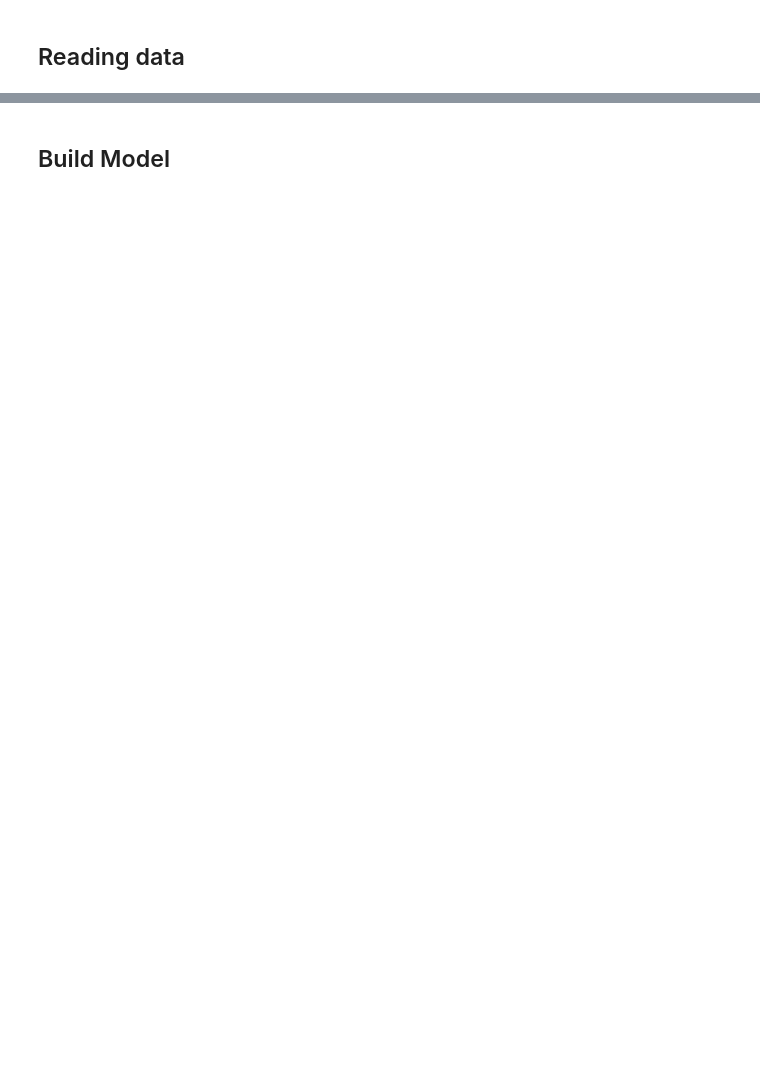
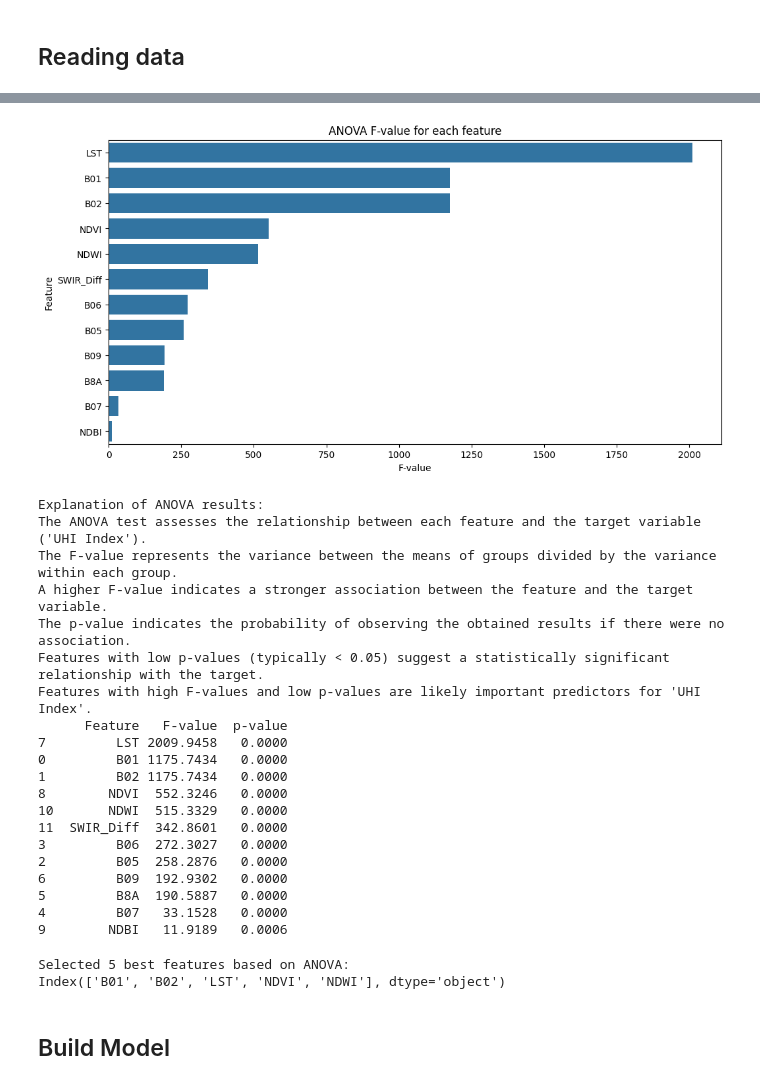
Before and after one commit to maniconaji/EY_SmarCities, a Jupyter notebook: notebooks/modelling.ipynb, the cells around one changed output, grey strips where cells are left out. Drawn from its saved outputs; the diff is of its cells as text; code cells hidden in the pictures; blank space fills up the shorter version.

```diff
--- a/notebooks/modelling.ipynb
+++ b/notebooks/modelling.ipynb
@@ -115 +83,6 @@ Name: count, dtype: int64
+# %%
+related_bands = ["B03", "B04", "B08", "B11", "B12"]
+
+X = training_data.drop(columns=["UHI Index"] + drop_columns + related_bands)
+y = training_data["UHI Index"]
 # %%
@@ -193,2 +120,70 @@ Number of outliers detected: 1123
+# %%
+# Assuming training_data_dropped is already defined from the previous code
+X = X[X_clean.drop(columns = "const").columns]
+
+# Apply StandardScaler
+scaler_X = StandardScaler()
+X_scaled = scaler_X.fit_transform(X)
+X_scaled = pd.DataFrame(X_scaled, columns=X.columns)
+
+# Perform ANOVA F-value test
+f_values, p_values = f_regression(X_scaled, y_clean)
+
+# Create a DataFrame for results
+anova_results = pd.DataFrame({'Feature': X.columns, 'F-value': f_values, 'p-value': p_values})
+anova_results = anova_results.sort_values(by='F-value', ascending=False)
+
+# Visualization of ANOVA results
+plt.figure(figsize=(12, 6))
+sns.barplot(x='F-value', y='Feature', data=anova_results)
+plt.title('ANOVA F-value for each feature')
+plt.xlabel('F-value')
+plt.ylabel('Feature')
+plt.show()
+
+# Explanation of results
+print("\nExplanation of ANOVA results:")
+print("The ANOVA test assesses the relationship between each feature and the target variable ('UHI Index').")
+print("The F-value represents the variance between the means of groups divided by the variance within each group.")
+print("A higher F-value indicates a stronger association between the feature and the target variable.")
+print("The p-value indicates the probability of observing the obtained results if there were no association.")
+print("Features with low p-values (typically < 0.05) suggest a statistically significant relationship with the target.")
+print("Features with high F-values and low p-values are likely important predictors for 'UHI Index'.")
+
+# Display results
+print(anova_results)
+# %% [output]
+[figure, added]
+Explanation of ANOVA results:
+The ANOVA test assesses the relationship between each feature and the target variable ('UHI Index').
+The F-value represents the variance between the means of groups divided by the variance within each group.
+A higher F-value indicates a stronger association between the feature and the target variable.
+The p-value indicates the probability of observing the obtained results if there were no association.
+Features with low p-values (typically < 0.05) suggest a statistically significant relationship with the target.
+Features with high F-values and low p-values are likely important predictors for 'UHI Index'.
+      Feature   F-value  p-value
+7         LST 2009.9458   0.0000
+0         B01 1175.7434   0.0000
+1         B02 1175.7434   0.0000
+8        NDVI  552.3246   0.0000
+10       NDWI  515.3329   0.0000
+11  SWIR_Diff  342.8601   0.0000
+3         B06  272.3027   0.0000
+2         B05  258.2876   0.0000
+6         B09  192.9302   0.0000
+5         B8A  190.5887   0.0000
+4         B07   33.1528   0.0000
+9        NDBI   11.9189   0.0006
+# %%
+# Example of selecting top k features based on F-value
+k_best = 5  # Choose the desired number of top features
+selector = SelectKBest(score_func=f_regression, k=k_best)
+X_new = selector.fit_transform(X_scaled, y)
+X_val = validation_data[X.columns[selector.get_support()].to_list()]
+
+print(f"\nSelected {k_best} best features based on ANOVA:\n{X.columns[selector.get_support()]}")
+# %% [output]
+Selected 5 best features based on ANOVA:
+Index(['B01', 'B02', 'LST', 'NDVI', 'NDWI'], dtype='object')
 # %% [markdown]
 ## Build Model
```
Also changed, not shown: parts of 30 cells of this notebook.
